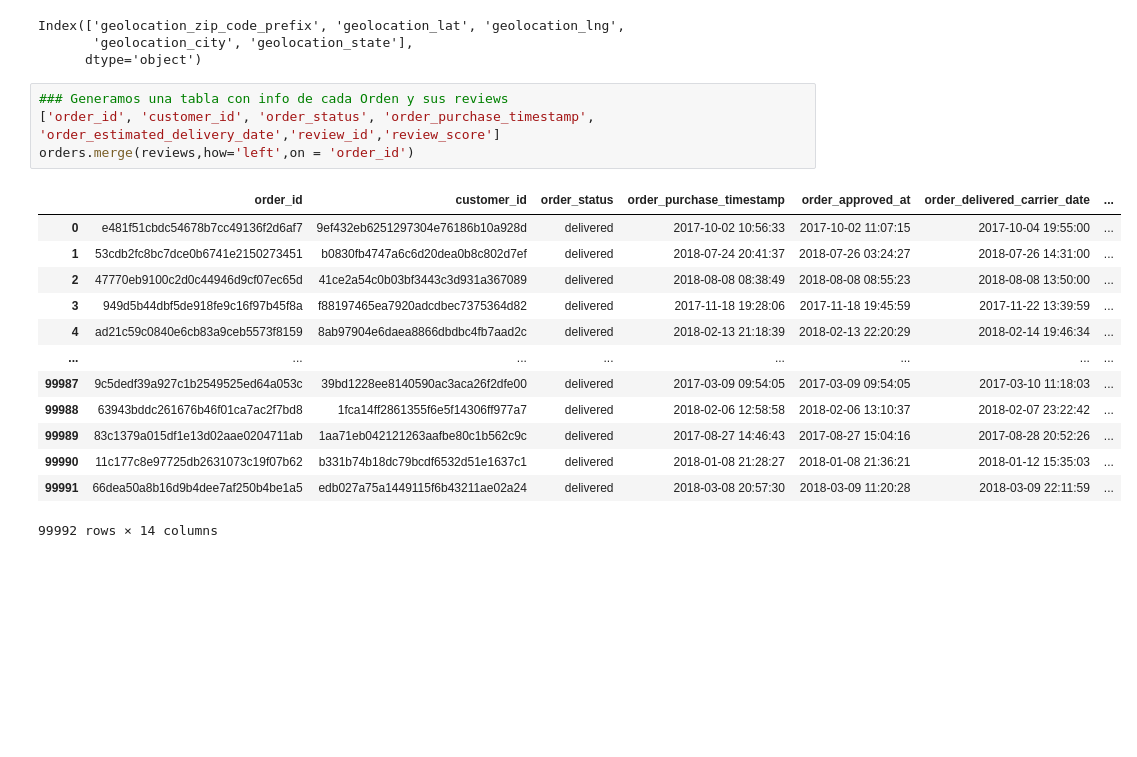
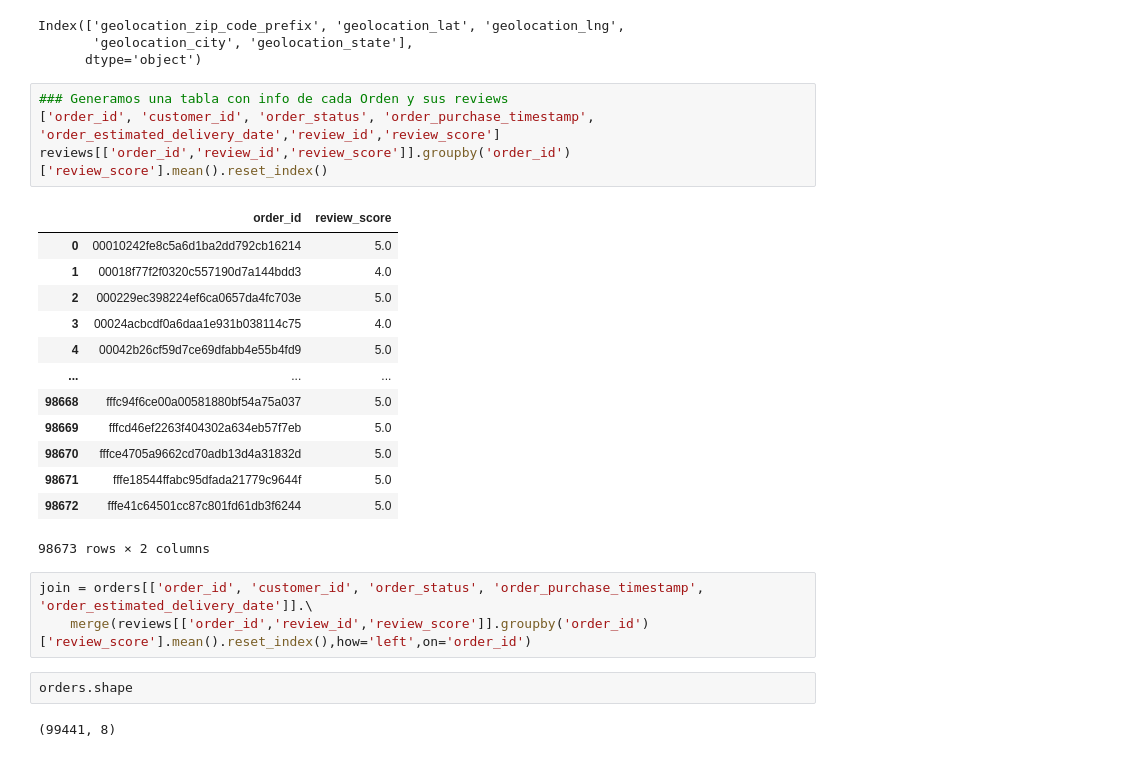
Before and after one commit to carlosordo/Intro-Python, a Jupyter notebook: Clase 3/Clase_3.ipynb, the cells around one changed output. Saved outputs shown, nothing was run; the diff lists cells and outputs as text; blank space fills up the shorter version.

```diff
--- a/Clase 3/Clase_3.ipynb
+++ b/Clase 3/Clase_3.ipynb
@@ -60,18 +60,25 @@ Index(['geolocation_zip_code_prefix', 'geolocation_lat', 'geolocation_lng',
 # %%
 ### Generamos una tabla con info de cada Orden y sus reviews
 ['order_id', 'customer_id', 'order_status', 'order_purchase_timestamp', 'order_estimated_delivery_date','review_id','review_score']
-orders.merge(reviews,how='left',on = 'order_id')
+reviews[['order_id','review_id','review_score']].groupby('order_id')['review_score'].mean().reset_index()
 # %% [output]
-|  | order_id | customer_id | order_status | order_purchase_timestamp | order_approved_at | order_delivered_carrier_date | ... |
-| 0 | e481f51cbdc54678b7cc49136f2d6af7 | 9ef432eb6251297304e76186b10a928d | delivered | 2017-10-02 10:56:33 | 2017-10-02 11:07:15 | 2017-10-04 19:55:00 | ... |
-| 1 | 53cdb2fc8bc7dce0b6741e2150273451 | b0830fb4747a6c6d20dea0b8c802d7ef | delivered | 2018-07-24 20:41:37 | 2018-07-26 03:24:27 | 2018-07-26 14:31:00 | ... |
-| 2 | 47770eb9100c2d0c44946d9cf07ec65d | 41ce2a54c0b03bf3443c3d931a367089 | delivered | 2018-08-08 08:38:49 | 2018-08-08 08:55:23 | 2018-08-08 13:50:00 | ... |
-| 3 | 949d5b44dbf5de918fe9c16f97b45f8a | f88197465ea7920adcdbec7375364d82 | delivered | 2017-11-18 19:28:06 | 2017-11-18 19:45:59 | 2017-11-22 13:39:59 | ... |
-| 4 | ad21c59c0840e6cb83a9ceb5573f8159 | 8ab97904e6daea8866dbdbc4fb7aad2c | delivered | 2018-02-13 21:18:39 | 2018-02-13 22:20:29 | 2018-02-14 19:46:34 | ... |
-| ... | ... | ... | ... | ... | ... | ... | ... |
-| 99987 | 9c5dedf39a927c1b2549525ed64a053c | 39bd1228ee8140590ac3aca26f2dfe00 | delivered | 2017-03-09 09:54:05 | 2017-03-09 09:54:05 | 2017-03-10 11:18:03 | ... |
-| 99988 | 63943bddc261676b46f01ca7ac2f7bd8 | 1fca14ff2861355f6e5f14306ff977a7 | delivered | 2018-02-06 12:58:58 | 2018-02-06 13:10:37 | 2018-02-07 23:22:42 | ... |
-| 99989 | 83c1379a015df1e13d02aae0204711ab | 1aa71eb042121263aafbe80c1b562c9c | delivered | 2017-08-27 14:46:43 | 2017-08-27 15:04:16 | 2017-08-28 20:52:26 | ... |
-| 99990 | 11c177c8e97725db2631073c19f07b62 | b331b74b18dc79bcdf6532d51e1637c1 | delivered | 2018-01-08 21:28:27 | 2018-01-08 21:36:21 | 2018-01-12 15:35:03 | ... |
-| 99991 | 66dea50a8b16d9b4dee7af250b4be1a5 | edb027a75a1449115f6b43211ae02a24 | delivered | 2018-03-08 20:57:30 | 2018-03-09 11:20:28 | 2018-03-09 22:11:59 | ... |
+|  | order_id | review_score |
+| 0 | 00010242fe8c5a6d1ba2dd792cb16214 | 5.0 |
+| 1 | 00018f77f2f0320c557190d7a144bdd3 | 4.0 |
+| 2 | 000229ec398224ef6ca0657da4fc703e | 5.0 |
+| 3 | 00024acbcdf0a6daa1e931b038114c75 | 4.0 |
+| 4 | 00042b26cf59d7ce69dfabb4e55b4fd9 | 5.0 |
+| ... | ... | ... |
+| 98668 | fffc94f6ce00a00581880bf54a75a037 | 5.0 |
+| 98669 | fffcd46ef2263f404302a634eb57f7eb | 5.0 |
+| 98670 | fffce4705a9662cd70adb13d4a31832d | 5.0 |
+| 98671 | fffe18544ffabc95dfada21779c9644f | 5.0 |
+| 98672 | fffe41c64501cc87c801fd61db3f6244 | 5.0 |
-99992 rows × 14 columns
+98673 rows × 2 columns
+# %%
+join = orders[['order_id', 'customer_id', 'order_status', 'order_purchase_timestamp', 'order_estimated_delivery_date']].\
+    merge(reviews[['order_id','review_id','review_score']].groupby('order_id')['review_score'].mean().reset_index(),how='left',on='order_id')
+# %%
+orders.shape
+# %% [output]
+(99441, 8)
```
Also changed, not shown: parts of 22 cells of this notebook, 1 other file.
